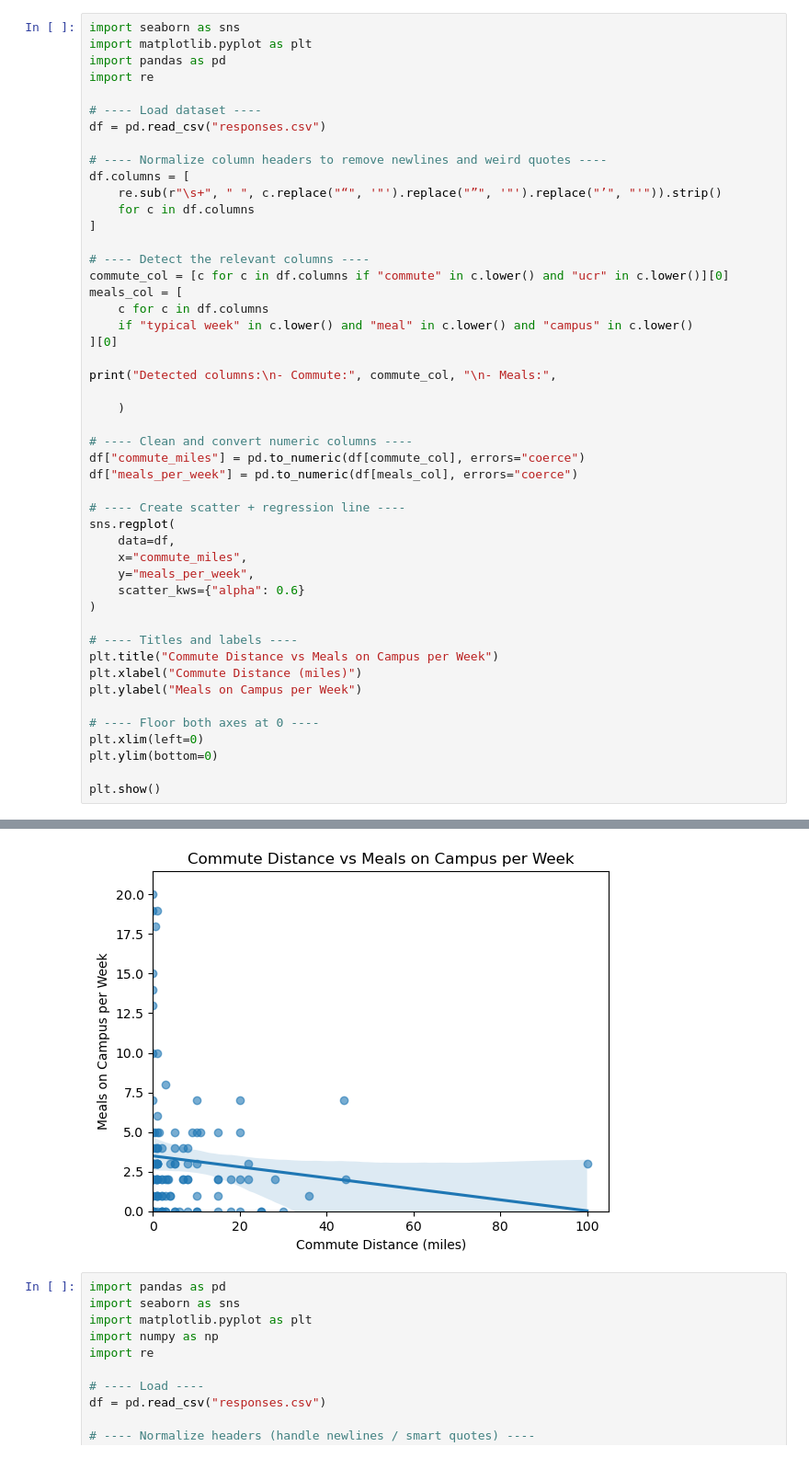
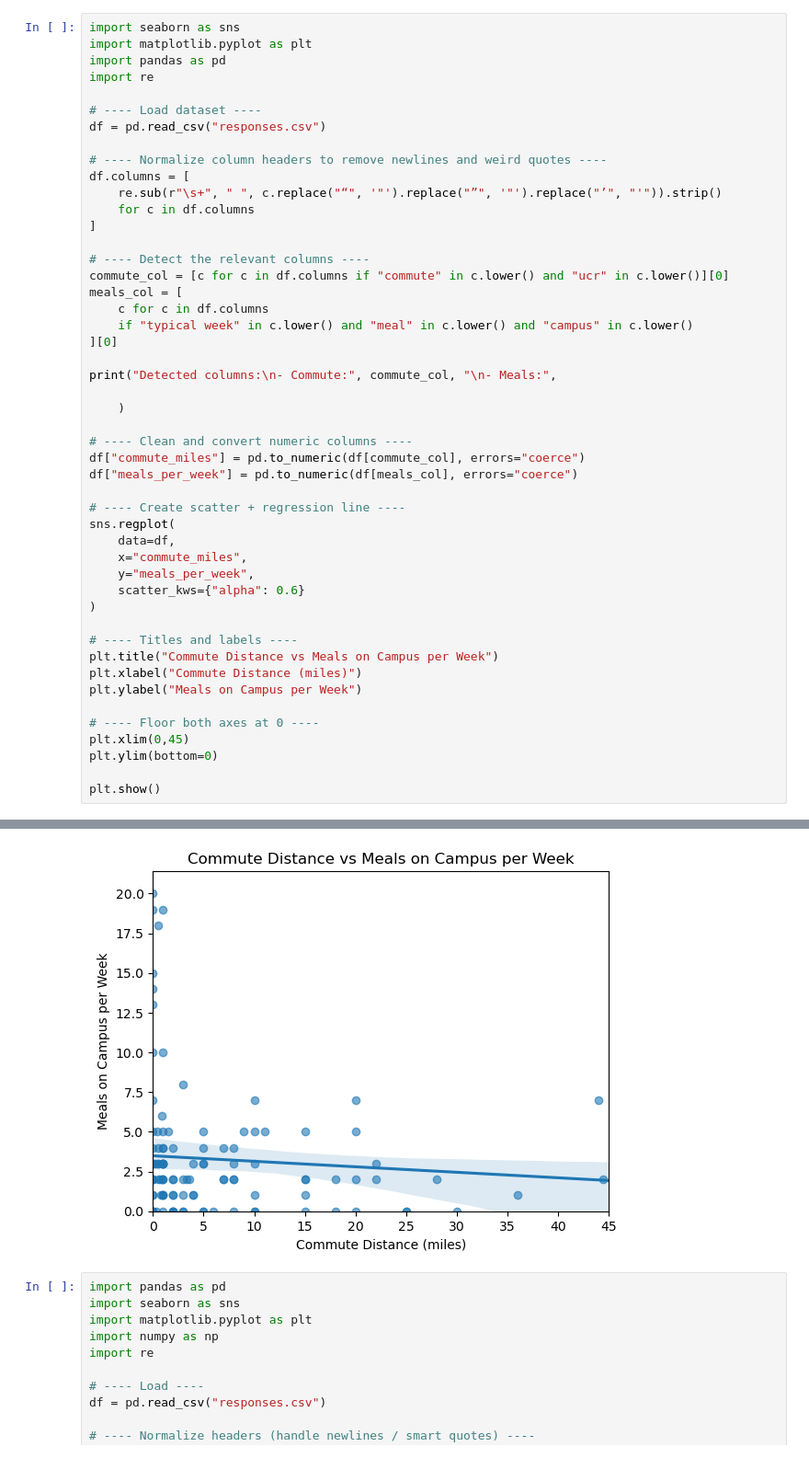
Before and after one commit to LydiaNiu/cs105_t7_miniproj, a Jupyter notebook: T7_mini_proj.ipynb, the cells around one changed output, grey strips where cells are left out. Shown at 92% size. Saved outputs shown, nothing was run; the diff lists cells and outputs as text.

```diff
--- a/T7_mini_proj.ipynb
+++ b/T7_mini_proj.ipynb
@@ -124,7 +124,7 @@ plt.xlabel("Commute Distance (miles)")
 plt.ylabel("Meals on Campus per Week")
 
 # ---- Floor both axes at 0 ----
-plt.xlim(left=0)
+plt.xlim(0,45)
 plt.ylim(bottom=0)
 
 plt.show()
@@ -136,4 +135,4 @@ AttributeError: module 'matplotlib.pyplot' has no attribute 'xmax'
-[figure, old version]
+[figure, new version]
 # %%
 import pandas as pd
 import seaborn as sns
```
Also changed, not shown: parts of 3 cells of this notebook.
